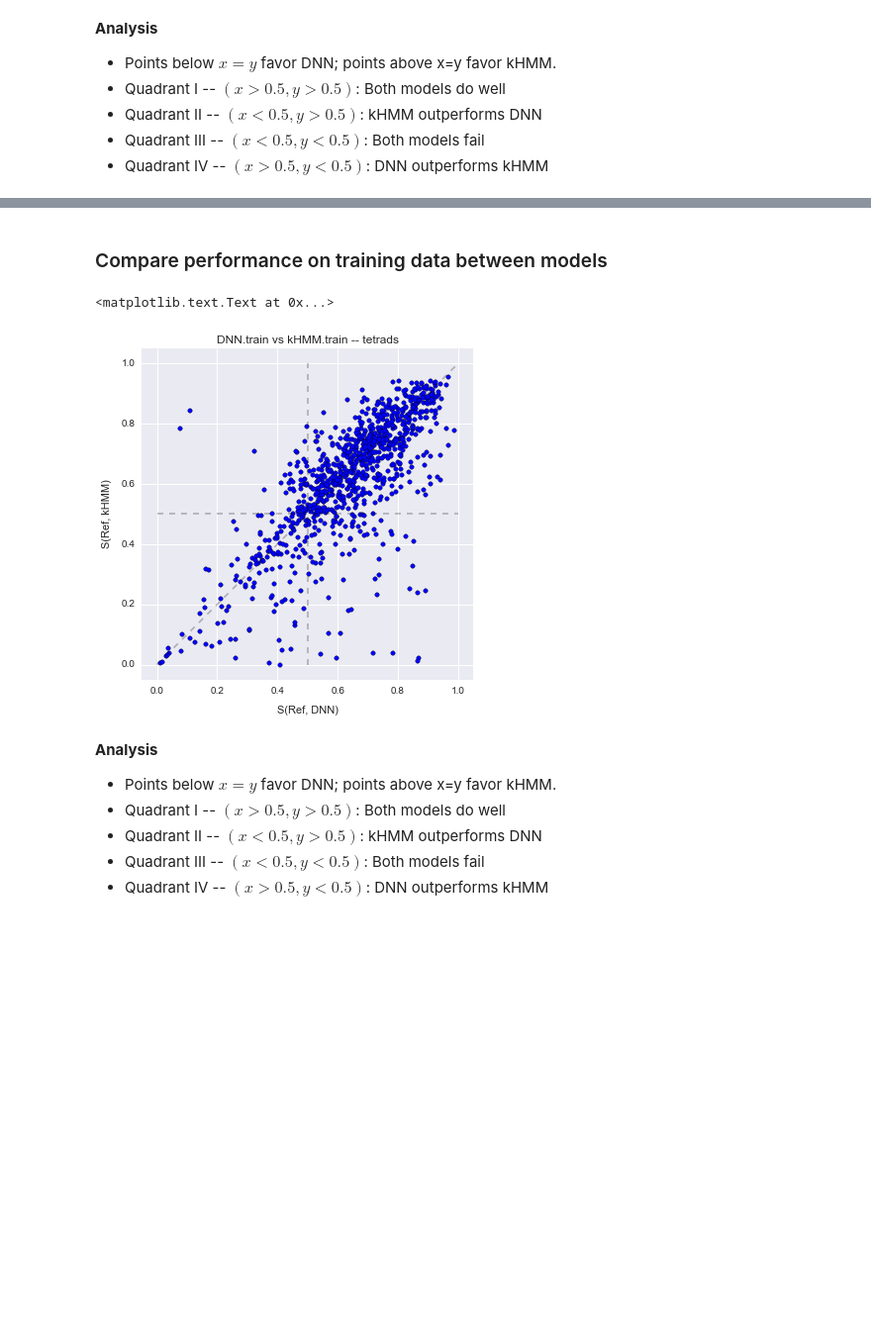
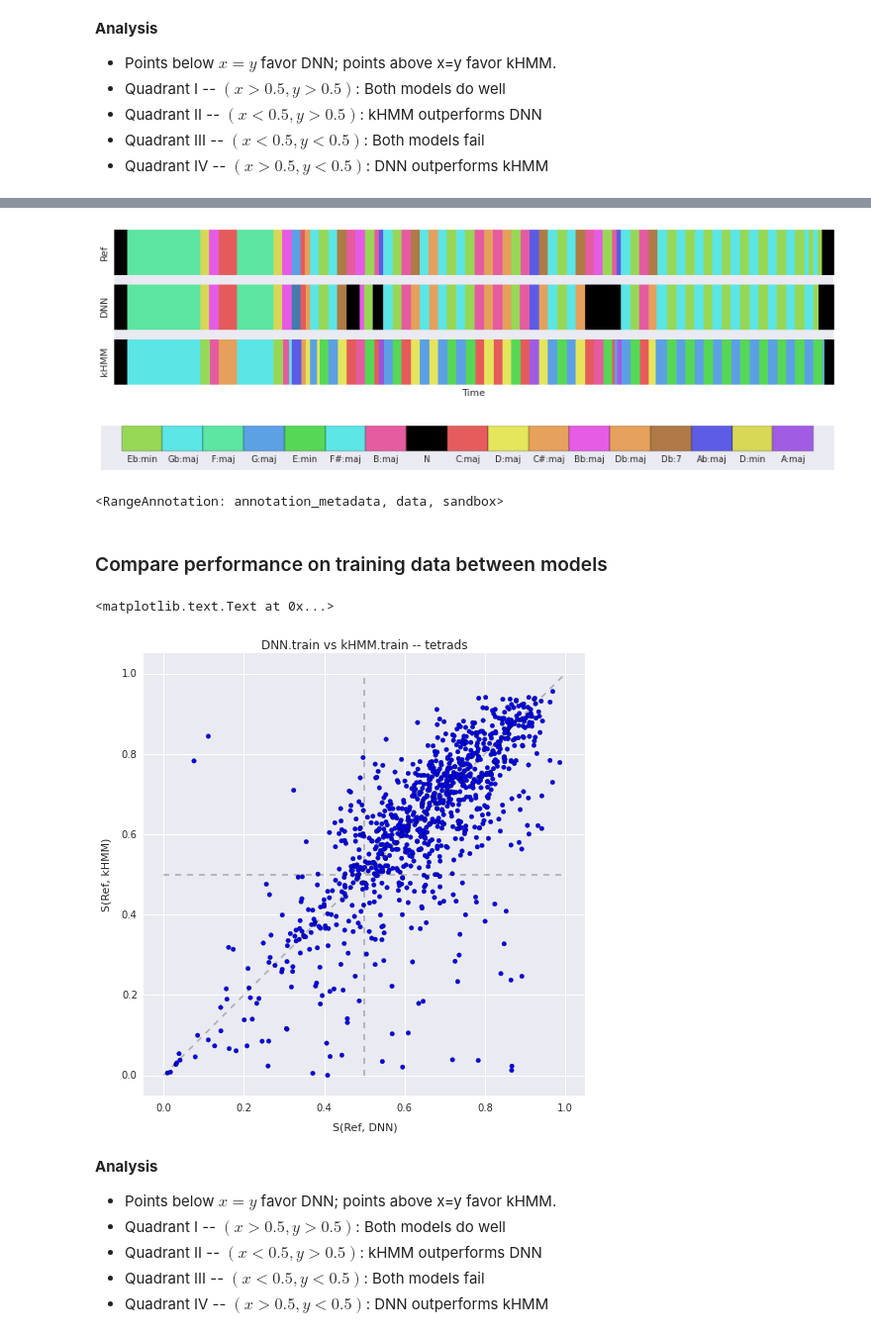
Before and after one commit to ejhumphrey/ace-lessons, a Jupyter notebook: experiments.ipynb, the cells around one changed output, grey strips where cells are left out. Shown at 99% size. Cells and saved outputs as stored; diff of their text form; code cells hidden in the pictures; blank space fills up the shorter version.

```diff
--- a/experiments.ipynb
+++ b/experiments.ipynb
@@ -141,3 +189,17 @@ print(["{0:0.4f}".format(sum(i)/float(len(X)))
+# %%
+# Quad IV
+key = 'TRPRZWQ149E3B51161'
+figs = viz.plot_annotations(
+    [all_jams[key].chord[0], DNN_test_jams[key].chord[0], kHMM_test_jams[key].chord[0]],
+    ['Ref', 'DNN', 'kHMM'], (12, 3), (12, 1))
+# %% [output]
+[figure, added]
+[figure, added]
+# %%
+a = DNN_test_jams[keys[0]]
+a.chord[0]
+# %% [output]
+<RangeAnnotation: annotation_metadata, data, sandbox>
 # %% [markdown]
 ### Compare performance on training data between models
 # %%
@@ -146,13 +208,13 @@ assert (all_kHMM_trains[0].index == all_DNN_trains[0].index).all()
 # %%
 metric = 'tetrads'
 X, Y = all_DNN_trains[0][metric], all_kHMM_trains[0][metric]
-ax = viz.trackwise_scatter(X, Y, figsize=(6, 6))
+fig, ax = viz.trackwise_scatter(X, Y, figsize=FIGSIZE, voffset=50)
 ax.set_title("DNN.train vs kHMM.train -- {0}".format(metric))
 ax.set_xlabel("S(Ref, DNN)")
 ax.set_ylabel("S(Ref, kHMM)")
 # %% [output]
 <matplotlib.text.Text at 0x...>
-[figure, old version]
+[figure, new version]
 # %% [markdown]
 **Analysis**
 * Points below $x=y$ favor DNN; points above x=y favor kHMM.
```
Also changed, not shown: parts of 25 cells of this notebook.
